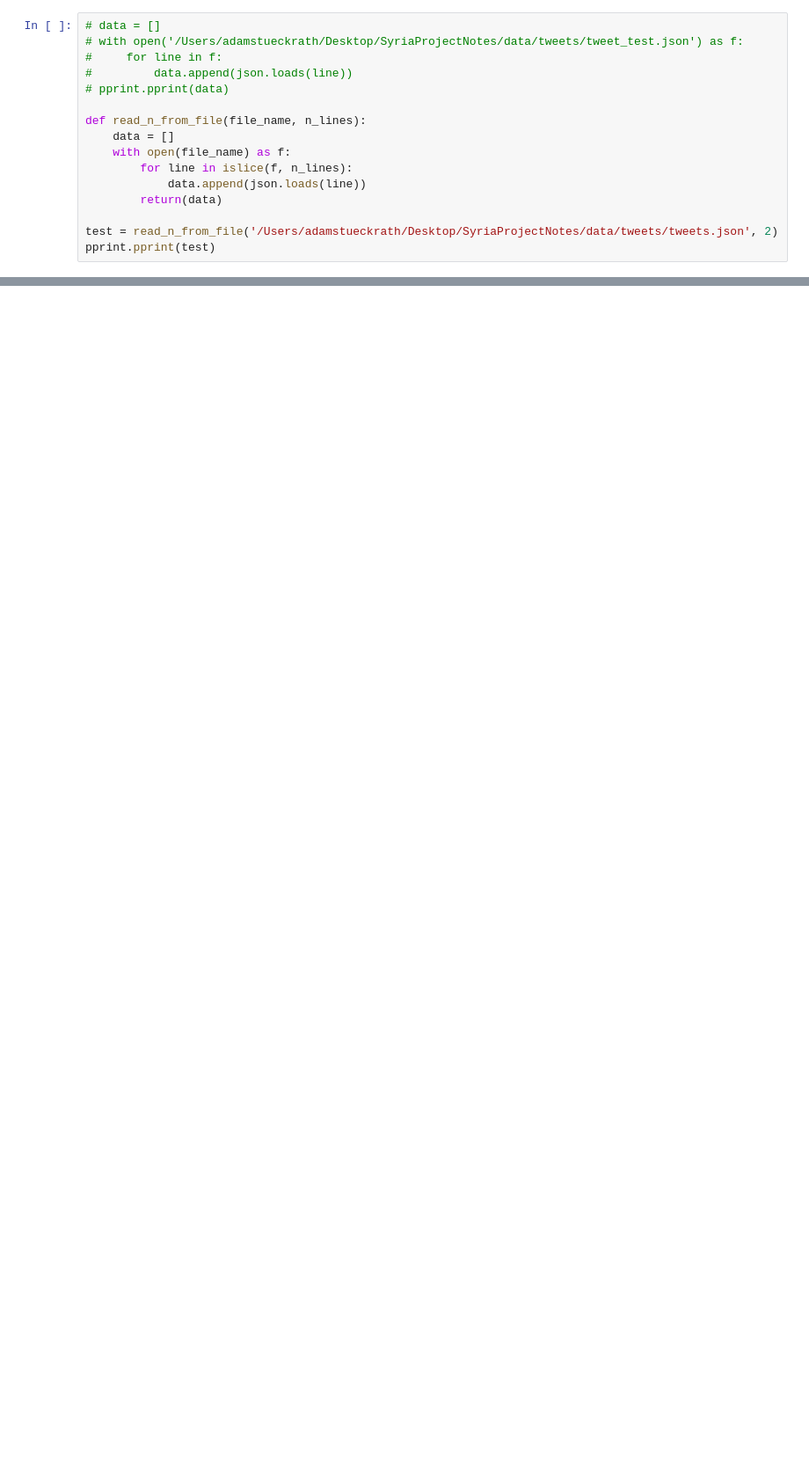
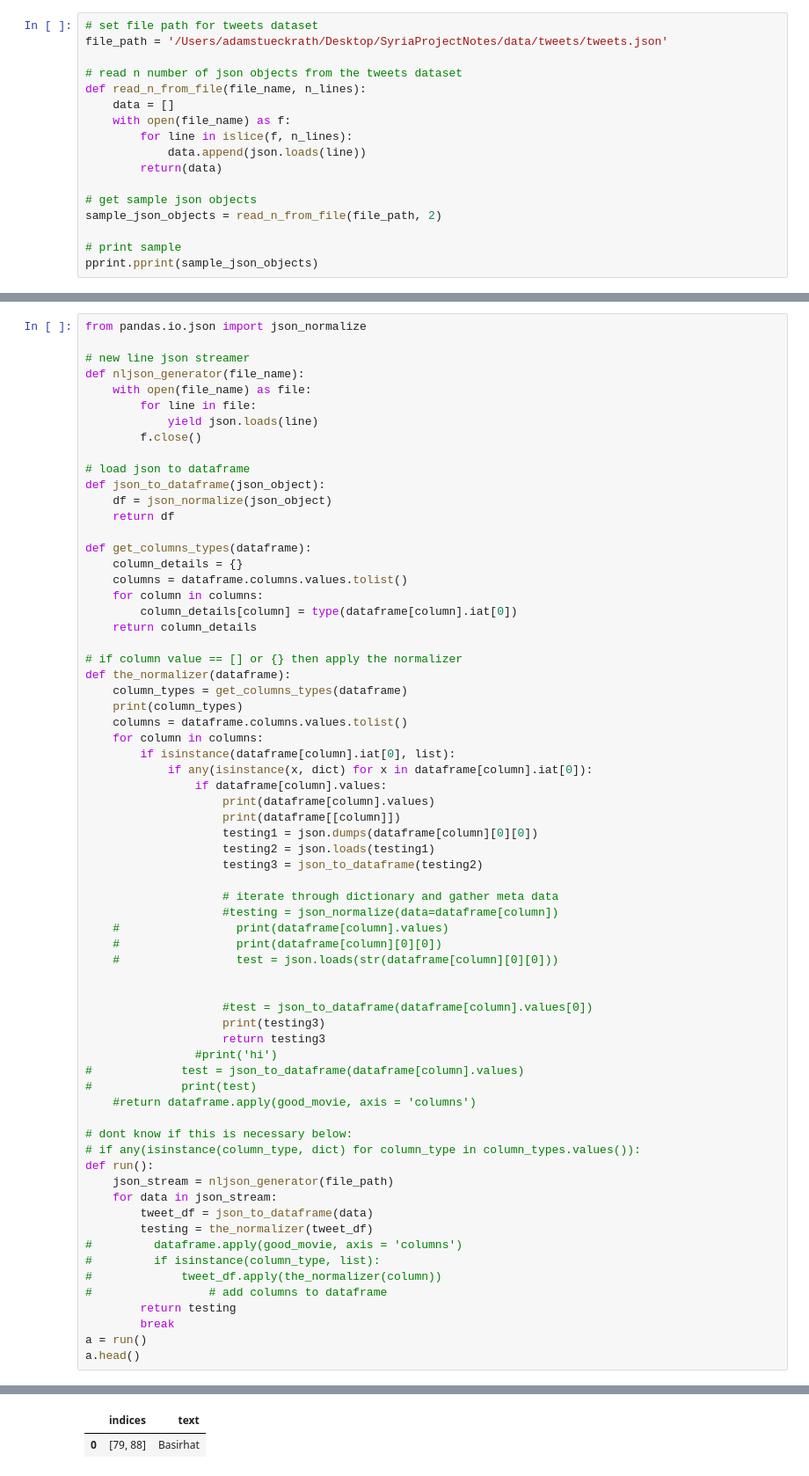
Before and after one commit to adamstueckrath/SyriaProject, a Jupyter notebook: web_scrapers/twitter_data_analysis.ipynb, the cells around one changed output, grey strips where cells are left out. Shown: that part at 88% size. Cells and saved outputs as stored; diff of their text form; blank space fills up the shorter version.

```diff
--- a/web_scrapers/twitter_data_analysis.ipynb
+++ b/web_scrapers/twitter_data_analysis.ipynb
@@ -4,12 +5,10 @@ import json
 import pprint
 from itertools import islice
 # %%
-# data = []
-# with open('/Users/adamstueckrath/Desktop/SyriaProjectNotes/data/tweets/tweet_test.json') as f:
-#     for line in f:
-#         data.append(json.loads(line))
-# pprint.pprint(data)
+# set file path for tweets dataset
+file_path = '/Users/adamstueckrath/Desktop/SyriaProjectNotes/data/tweets/tweets.json'
 
+# read n number of json objects from the tweets dataset
 def read_n_from_file(file_name, n_lines):
     data = []
     with open(file_name) as f:
@@ -17,8 +16,11 @@ def read_n_from_file(file_name, n_lines):
             data.append(json.loads(line))
         return(data)
 
-test = read_n_from_file('/Users/adamstueckrath/Desktop/SyriaProjectNotes/data/tweets/tweets.json', 2)
-pprint.pprint(test)
+# get sample json objects
+sample_json_objects = read_n_from_file(file_path, 2)
+
+# print sample
+pprint.pprint(sample_json_objects)
 # %% [output]
 [{'_id': {'$oid': '595e82d713bbf01307babbba'},
   'contributors': None,
@@ -51,0 +95,68 @@ print(test)
+# %%
+from pandas.io.json import json_normalize
+
+# new line json streamer
+def nljson_generator(file_name):
+    with open(file_name) as file:
+        for line in file:
+            yield json.loads(line)
+        f.close()
+
+# load json to dataframe
+def json_to_dataframe(json_object):
+    df = json_normalize(json_object)
+    return df
+
+def get_columns_types(dataframe):
+    column_details = {}
+    columns = dataframe.columns.values.tolist()
+    for column in columns:
+        column_details[column] = type(dataframe[column].iat[0])
+    return column_details
+
+# if column value == [] or {} then apply the normalizer
+def the_normalizer(dataframe):
+    column_types = get_columns_types(dataframe)
+    print(column_types)
+    columns = dataframe.columns.values.tolist()
+    for column in columns:
+        if isinstance(dataframe[column].iat[0], list):
+            if any(isinstance(x, dict) for x in dataframe[column].iat[0]):
+                if dataframe[column].values:
+                    print(dataframe[column].values)
+                    print(dataframe[[column]])
+                    testing1 = json.dumps(dataframe[column][0][0])
+                    testing2 = json.loads(testing1)
+                    testing3 = json_to_dataframe(testing2)
+
+                    # iterate through dictionary and gather meta data
+                    #testing = json_normalize(data=dataframe[column])
+    #                 print(dataframe[column].values)
+    #                 print(dataframe[column][0][0])
+    #                 test = json.loads(str(dataframe[column][0][0]))
+
+
+                    #test = json_to_dataframe(dataframe[column].values[0])
+                    print(testing3)
+                    return testing3
+                #print('hi')
+#             test = json_to_dataframe(dataframe[column].values)
+#             print(test)
+    #return dataframe.apply(good_movie, axis = 'columns')
+
+# dont know if this is necessary below:
+# if any(isinstance(column_type, dict) for column_type in column_types.values()):
+def run():
+    json_stream = nljson_generator(file_path)
+    for data in json_stream:
+        tweet_df = json_to_dataframe(data)
+        testing = the_normalizer(tweet_df)
+#         dataframe.apply(good_movie, axis = 'columns')
+#         if isinstance(column_type, list):
+#             tweet_df.apply(the_normalizer(column))
+#                 # add columns to dataframe
+        return testing
+        break
+a = run()
+a.head()
+# %% [output]
@@ -51,0 +169,2 @@ print(test)
+|  | indices | text |
+| 0 | [79, 88] | Basirhat |
```
Also changed, not shown: parts of 5 cells of this notebook.
